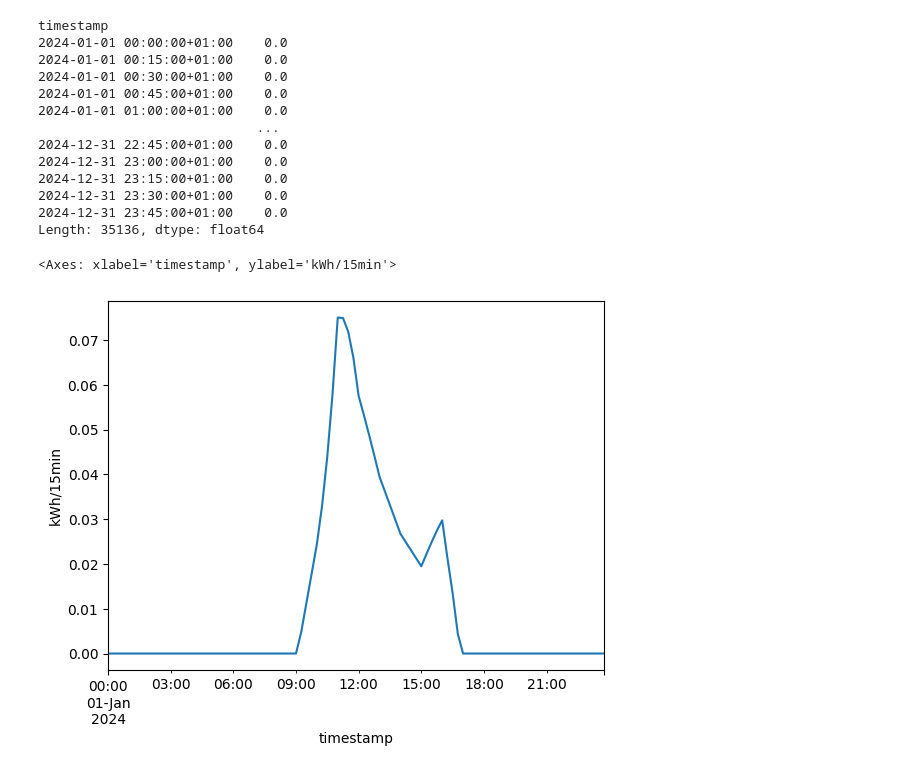
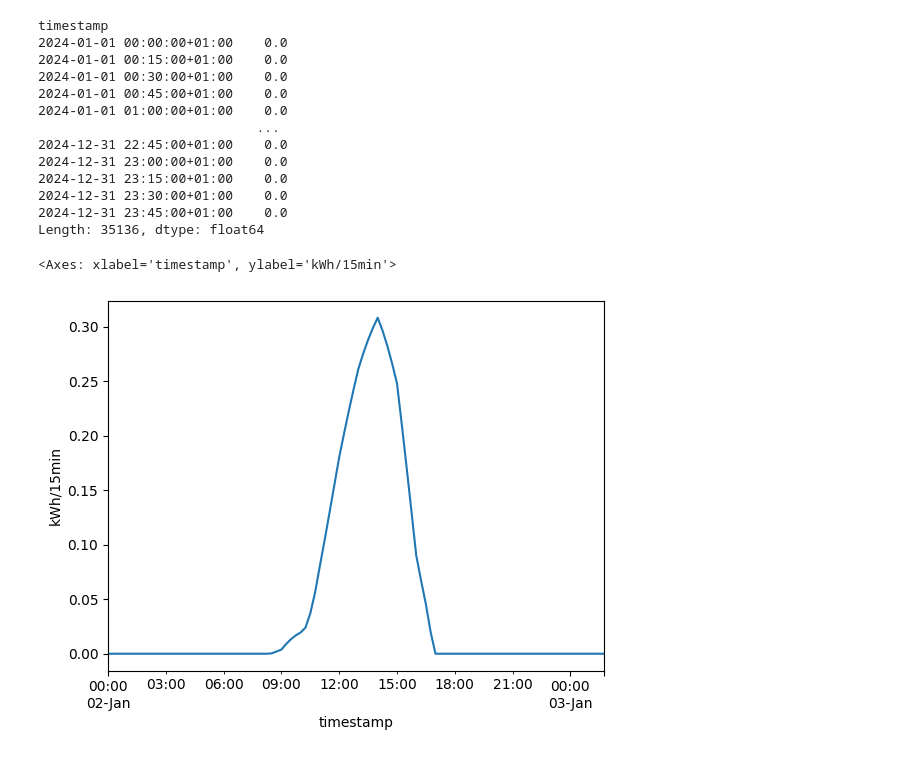
Before and after one commit to EnergieID/OpenEnergyID, a Jupyter notebook: pvlib.ipynb, the cells around one changed output. Drawn from its saved outputs; the diff is of its cells as text; code cells hidden in the pictures.

```diff
--- a/pvlib.ipynb
+++ b/pvlib.ipynb
@@ -28,6 +28,28 @@ simulation_parameters = {
     "start": "2024-01-01",
     "end": "2025-01-01",
 }
+# %%
+simulation_parameters = {
+    "modelchain": {
+        "system": {
+            "surface_tilt": 35,
+            "surface_azimuth": 245,
+            "modules_per_string": 6,
+            "module_parameters": {"pdc0": 420, "gamma_pdc": -0.003},
+            "inverter_parameters": {
+                "pdc0": 2000 / 0.96  # Max Power output in Watts
+            },
+            "module_type": "glass_polymer",
+            "racking_model": "open_rack",
+        },
+        "location": {"latitude": 51.2, "longitude": 4.4, "tz": "Europe/Brussels"},
+        "aoi_model": "physical",
+        "dc_model": "pvwatts",
+        "type": "modelchain",
+    },
+    "start": "2024-01-01",
+    "end": "2025-01-01",
+}
 # %%
 input_ = PVLibSimulationInput.model_validate(simulation_parameters)
 # %%
@@ -51,10 +73,10 @@ timestamp
 2024-12-31 23:45:00+01:00    0.0
 Length: 35136, dtype: float64
 # %%
-sim.simulation_results.iloc[0:96].plot(ylabel="kWh/15min")
+sim.simulation_results.iloc[96:200].plot(ylabel="kWh/15min")
 # %% [output]
 <Axes: xlabel='timestamp', ylabel='kWh/15min'>
-[figure, old version]
+[figure, new version]
 # %%
 sim.simulation_results.resample("MS").sum().plot.bar(ylabel="kWh")
 # %% [output]
```
Also changed, not shown: parts of 10 cells of this notebook, 4 other files.
